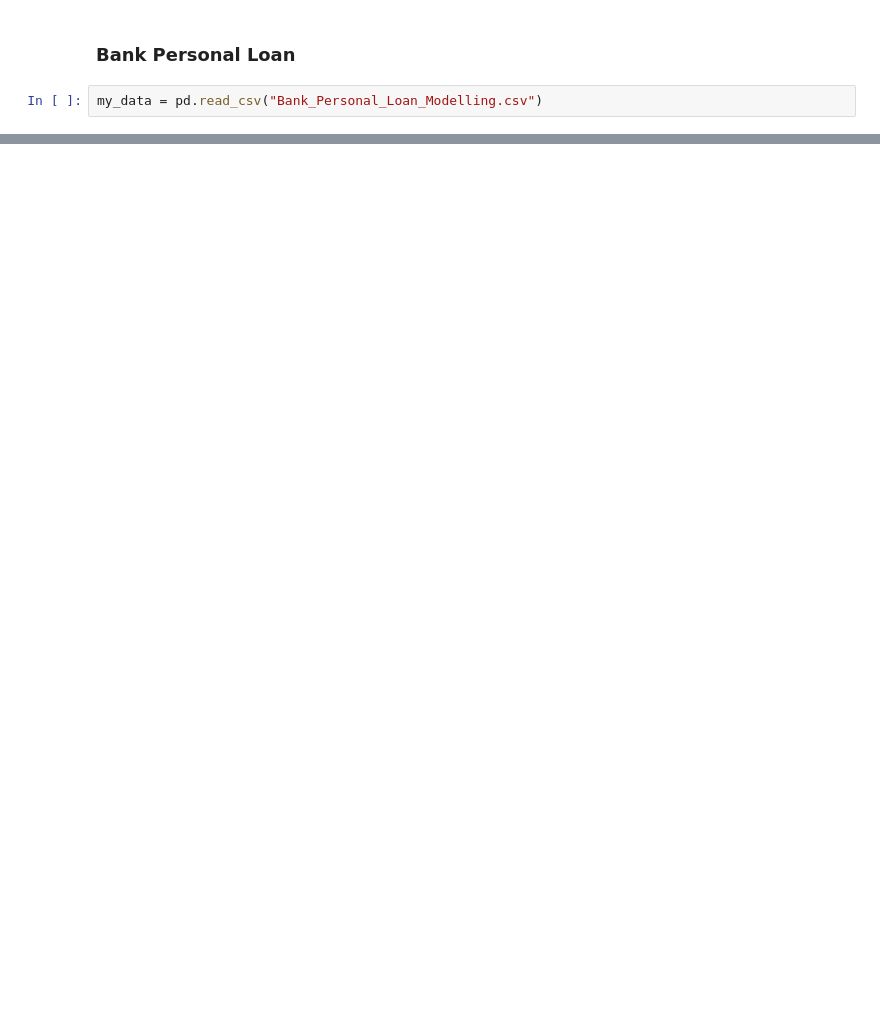
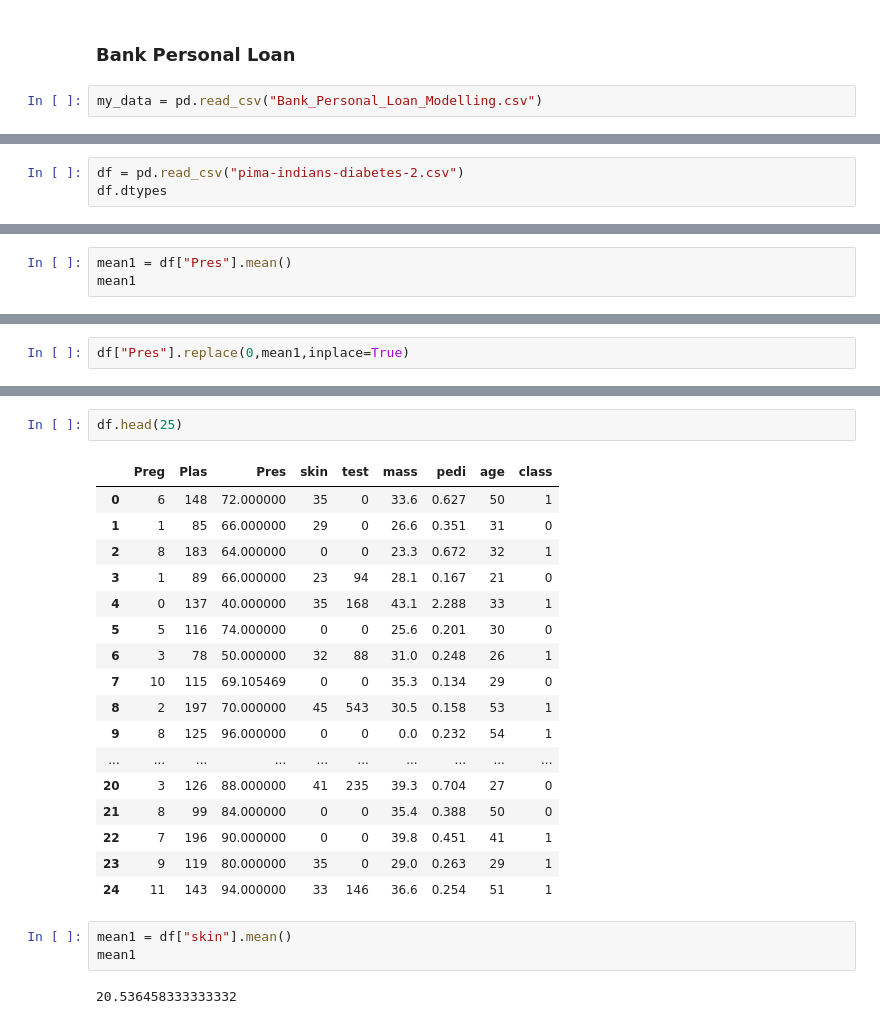
Before and after one commit to Tetroner9/Learning-Python, a Jupyter notebook: Anaconda/Learning Python/Pandas/Pandas.ipynb, the cells around one changed output, grey strips where cells are left out. Drawn from its saved outputs; the diff is of its cells as text; blank space fills up the shorter version.

```diff
--- a/Anaconda/Learning Python/Pandas/Pandas.ipynb
+++ b/Anaconda/Learning Python/Pandas/Pandas.ipynb
@@ -384,0 +275,3 @@ sns.countplot(x = 'Experience', data=my_data)
+# %%
+df = pd.read_csv("pima-indians-diabetes-2.csv")
+df.dtypes
@@ -384,0 +319,3 @@ sns.countplot(x = 'Experience', data=my_data)
+# %%
+mean1 = df["Pres"].mean()
+mean1
@@ -384,0 +324,2 @@ sns.countplot(x = 'Experience', data=my_data)
+# %%
+df["Pres"].replace(0,mean1,inplace=True)
@@ -384,0 +339,25 @@ sns.countplot(x = 'Experience', data=my_data)
+# %%
+df.head(25)
+# %% [output]
+|  | Preg | Plas | Pres | skin | test | mass | pedi | age | class |
+| 0 | 6 | 148 | 72.000000 | 35 | 0 | 33.6 | 0.627 | 50 | 1 |
+| 1 | 1 | 85 | 66.000000 | 29 | 0 | 26.6 | 0.351 | 31 | 0 |
+| 2 | 8 | 183 | 64.000000 | 0 | 0 | 23.3 | 0.672 | 32 | 1 |
+| 3 | 1 | 89 | 66.000000 | 23 | 94 | 28.1 | 0.167 | 21 | 0 |
+| 4 | 0 | 137 | 40.000000 | 35 | 168 | 43.1 | 2.288 | 33 | 1 |
+| 5 | 5 | 116 | 74.000000 | 0 | 0 | 25.6 | 0.201 | 30 | 0 |
+| 6 | 3 | 78 | 50.000000 | 32 | 88 | 31.0 | 0.248 | 26 | 1 |
+| 7 | 10 | 115 | 69.105469 | 0 | 0 | 35.3 | 0.134 | 29 | 0 |
+| 8 | 2 | 197 | 70.000000 | 45 | 543 | 30.5 | 0.158 | 53 | 1 |
+| 9 | 8 | 125 | 96.000000 | 0 | 0 | 0.0 | 0.232 | 54 | 1 |
+| ... | ... | ... | ... | ... | ... | ... | ... | ... | ... |
+| 20 | 3 | 126 | 88.000000 | 41 | 235 | 39.3 | 0.704 | 27 | 0 |
+| 21 | 8 | 99 | 84.000000 | 0 | 0 | 35.4 | 0.388 | 50 | 0 |
+| 22 | 7 | 196 | 90.000000 | 0 | 0 | 39.8 | 0.451 | 41 | 1 |
+| 23 | 9 | 119 | 80.000000 | 35 | 0 | 29.0 | 0.263 | 29 | 1 |
+| 24 | 11 | 143 | 94.000000 | 33 | 146 | 36.6 | 0.254 | 51 | 1 |
+# %%
+mean1 = df["skin"].mean()
+mean1
+# %% [output]
+20.536458333333332
```
Also changed, not shown: parts of 57 cells of this notebook, 26 other files.
